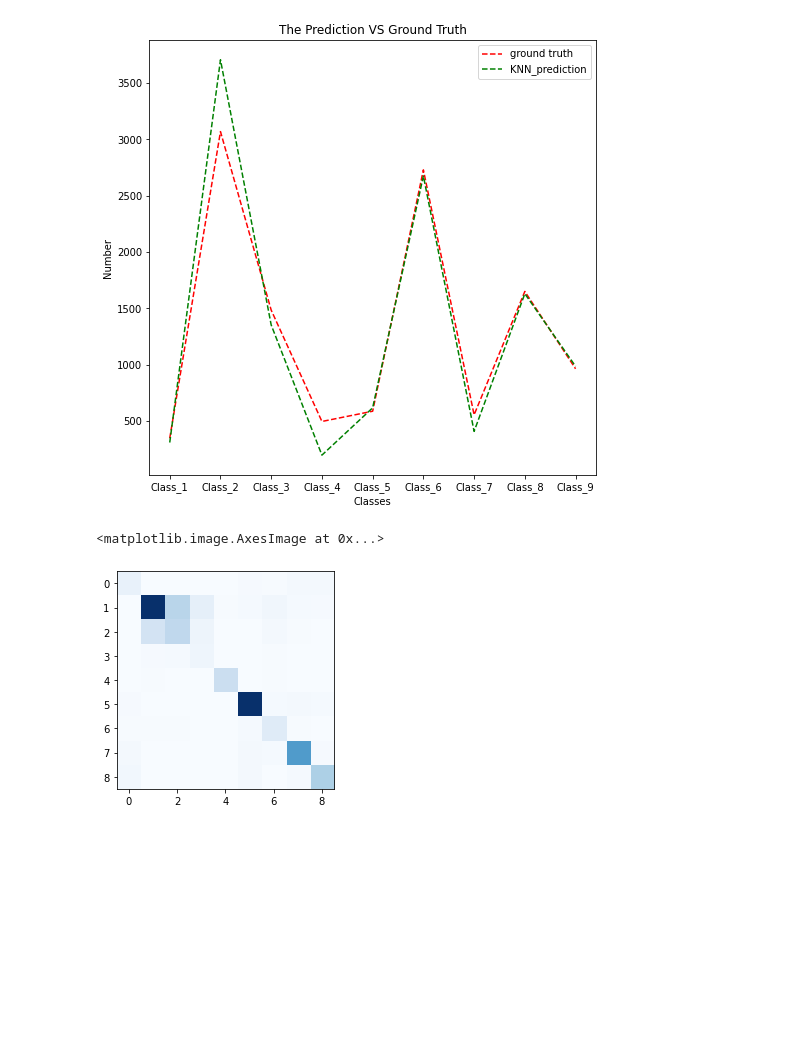
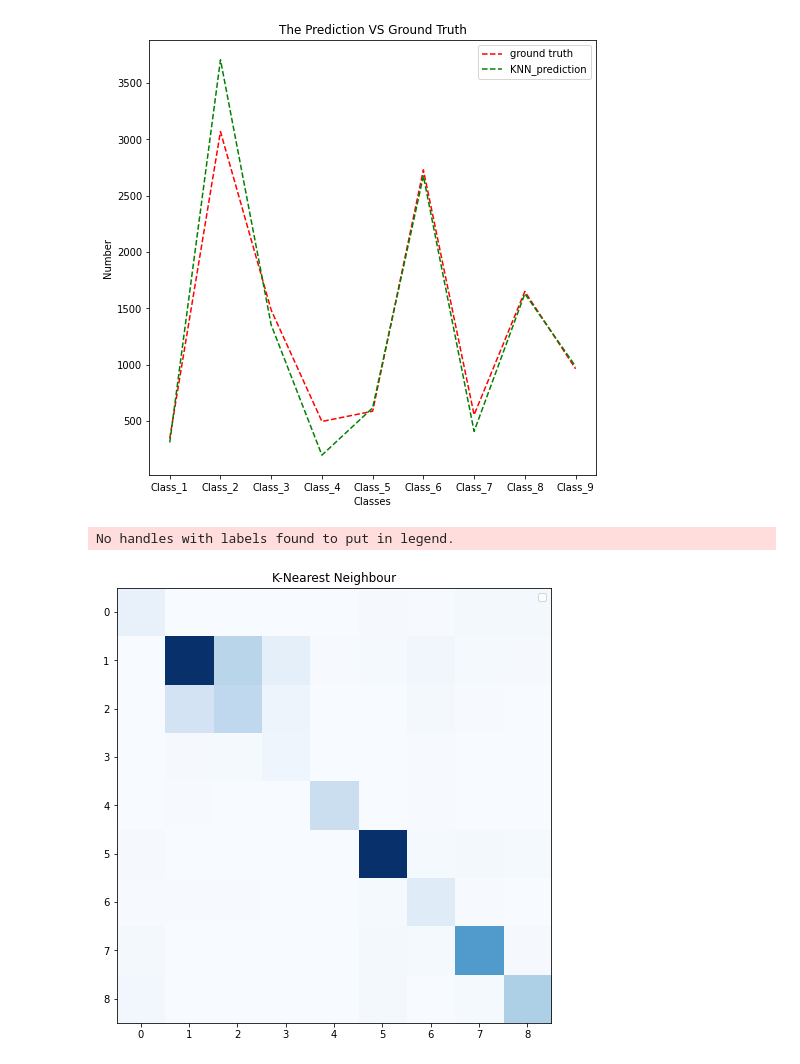
Before and after one commit to RRRRRRRRRRRoy/COMP9417, a Jupyter notebook: Group/OTTO_KNN.ipynb, the cells around one changed output. Drawn from its saved outputs; the diff is of its cells as text; code cells hidden in the pictures; blank space fills up the shorter version.

```diff
--- a/Group/OTTO_KNN.ipynb
+++ b/Group/OTTO_KNN.ipynb
@@ -167,7 +170,11 @@ plt.show()
 # %%
 from sklearn.metrics import confusion_matrix
 confusion_KNN = confusion_matrix(predict_y, Test_Y)
+plt.figure(figsize=(8, 8))
+plt.title('K-Nearest Neighbour')
+plt.legend()
 plt.imshow(confusion_KNN, cmap=plt.cm.Blues)
+plt.savefig("./KNN_confusion_matrix.jpg")
 # %% [output]
-<matplotlib.image.AxesImage at 0x...>
+No handles with labels found to put in legend.
-[figure, old version]
+[figure, new version]
```
Also changed, not shown: parts of 6 cells of this notebook, 14 other files.
